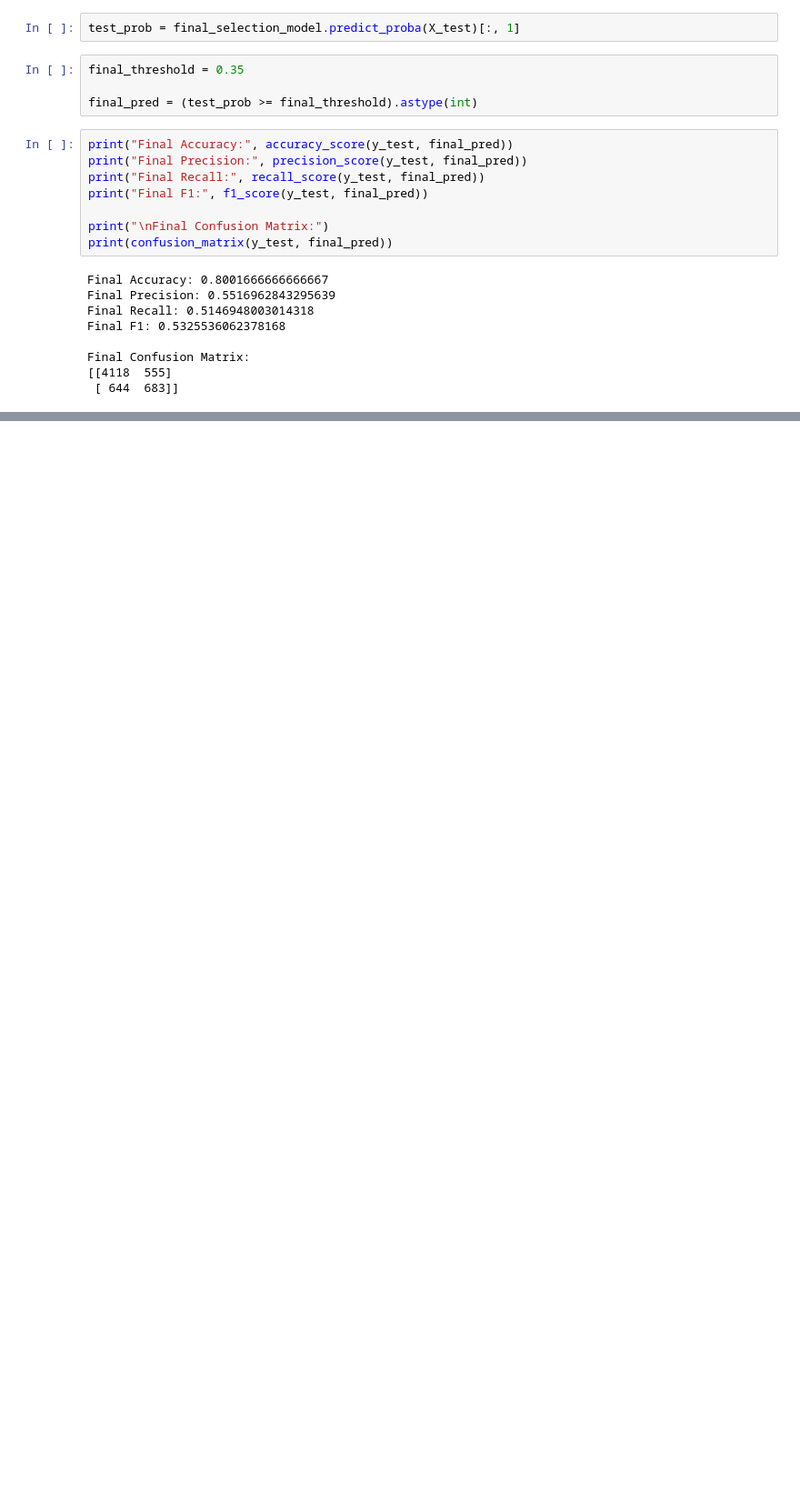
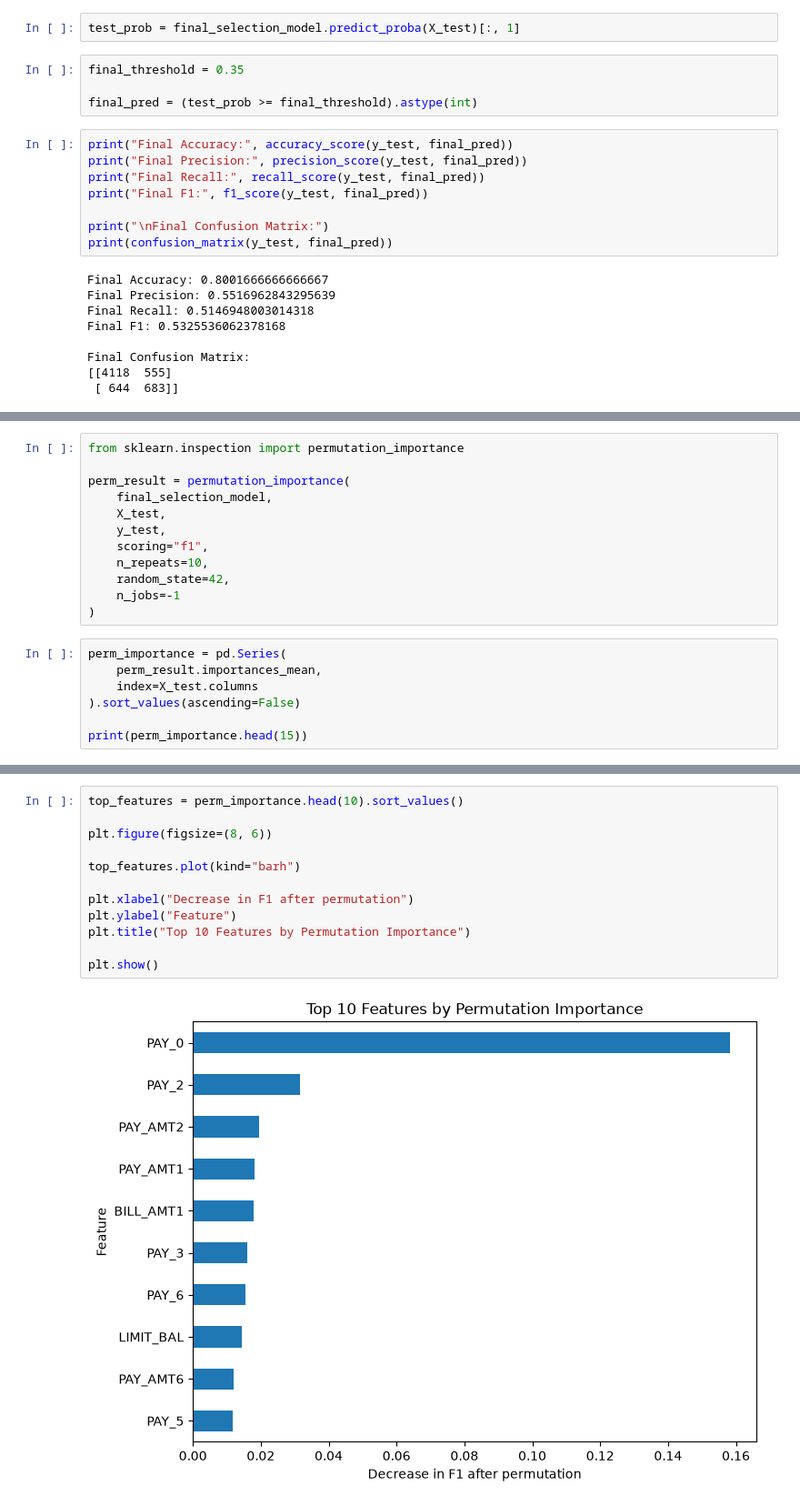
Before and after one commit to Iamhan-e/Credit-Card-Default-Predictor, a Jupyter notebook: notebooks/credit_card_default.ipynb, the cells around one changed output, grey strips where cells are left out. Shown at 91% size. Cells and saved outputs as stored; diff of their text form; blank space fills up the shorter version.

```diff
--- a/notebooks/credit_card_default.ipynb
+++ b/notebooks/credit_card_default.ipynb
@@ -867,0 +880,19 @@ Final Confusion Matrix:
+# %%
+from sklearn.inspection import permutation_importance
+
+perm_result = permutation_importance(
+    final_selection_model,
+    X_test,
+    y_test,
+    scoring="f1",
+    n_repeats=10,
+    random_state=42,
+    n_jobs=-1
+)
+# %%
+perm_importance = pd.Series(
+    perm_result.importances_mean,
+    index=X_test.columns
+).sort_values(ascending=False)
+
+print(perm_importance.head(15))
@@ -867,0 +1000,14 @@ Final Confusion Matrix:
+# %%
+top_features = perm_importance.head(10).sort_values()
+
+plt.figure(figsize=(8, 6))
+
+top_features.plot(kind="barh")
+
+plt.xlabel("Decrease in F1 after permutation")
+plt.ylabel("Feature")
+plt.title("Top 10 Features by Permutation Importance")
+
+plt.show()
+# %% [output]
+[figure, added]
```
Also changed, not shown: parts of 66 cells of this notebook, 1 other file.
